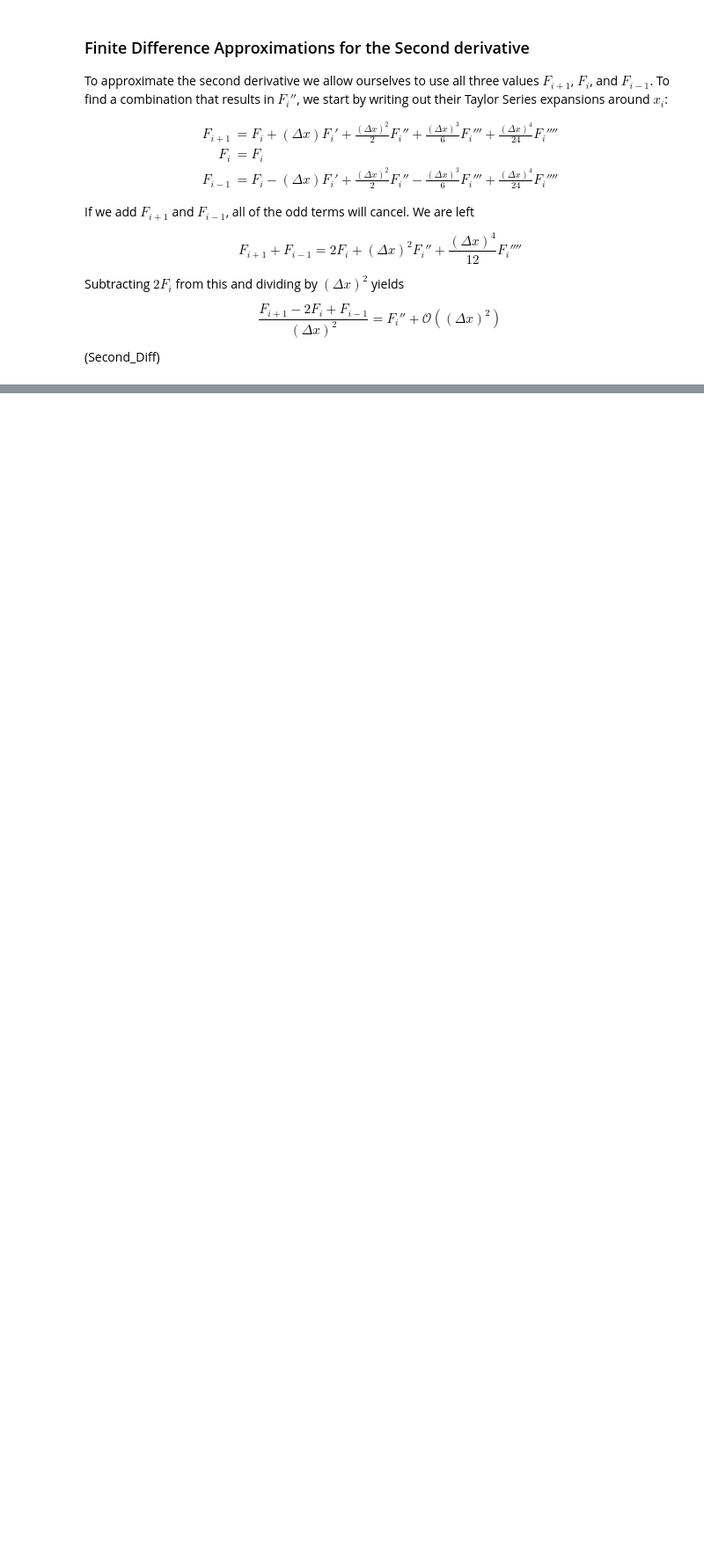
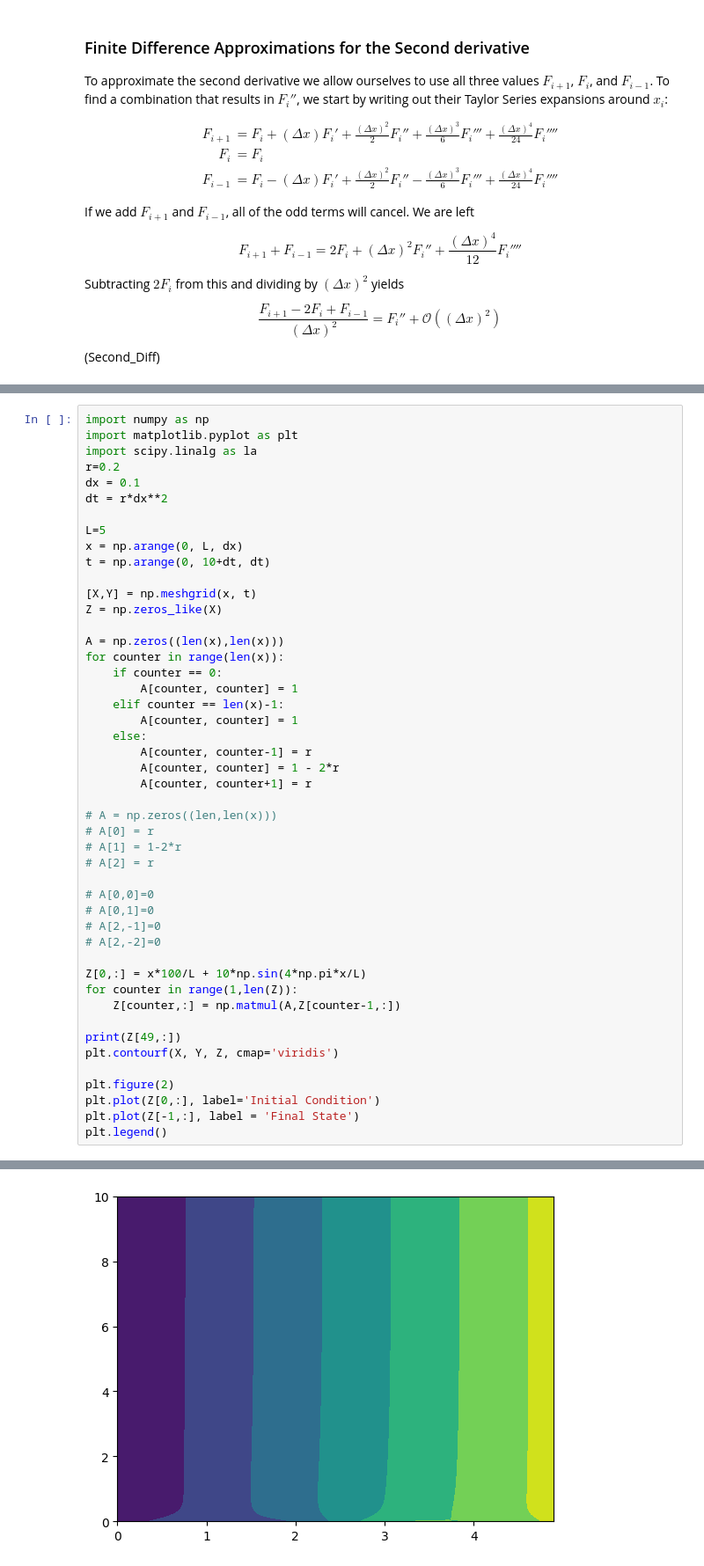
Before and after one commit to joelmiller/FiniteDiff, a Jupyter notebook: docs/_sources/notebooks/FiniteDiffLecture1.ipynb, the cells around one changed output, grey strips where cells are left out. Shown: that part at 88% size. Cells and saved outputs as stored; diff of their text form; blank space fills up the shorter version.

```diff
--- a/docs/_sources/notebooks/FiniteDiffLecture1.ipynb
+++ b/docs/_sources/notebooks/FiniteDiffLecture1.ipynb
@@ -320,0 +386,48 @@ Now we do the same for the second $x$ derivative following {eq}`Second_Diff`:
+# %%
+import numpy as np
+import matplotlib.pyplot as plt
+import scipy.linalg as la
+r=0.2
+dx = 0.1
+dt = r*dx**2
+
+L=5
+x = np.arange(0, L, dx)
+t = np.arange(0, 10+dt, dt)
+
+[X,Y] = np.meshgrid(x, t)
+Z = np.zeros_like(X)
+
+A = np.zeros((len(x),len(x)))
+for counter in range(len(x)):
+    if counter == 0:
+        A[counter, counter] = 1
+    elif counter == len(x)-1:
+        A[counter, counter] = 1
+    else:
+        A[counter, counter-1] = r
+        A[counter, counter] = 1 - 2*r
+        A[counter, counter+1] = r
+
+# A = np.zeros((len,len(x)))
+# A[0] = r
+# A[1] = 1-2*r
+# A[2] = r
+
+# A[0,0]=0
+# A[0,1]=0
+# A[2,-1]=0
+# A[2,-2]=0
+
+Z[0,:] = x*100/L + 10*np.sin(4*np.pi*x/L)
+for counter in range(1,len(Z)):
+    Z[counter,:] = np.matmul(A,Z[counter-1,:])
+
+print(Z[49,:])
+plt.contourf(X, Y, Z, cmap='viridis')
+
+plt.figure(2)
+plt.plot(Z[0,:], label='Initial Condition')
+plt.plot(Z[-1,:], label = 'Final State')
+plt.legend()
+# %% [output]
@@ -320,0 +444 @@ Now we do the same for the second $x$ derivative following {eq}`Second_Diff`:
+[figure, added]
```
Also changed, not shown: parts of 6 cells of this notebook, 16 other files.
